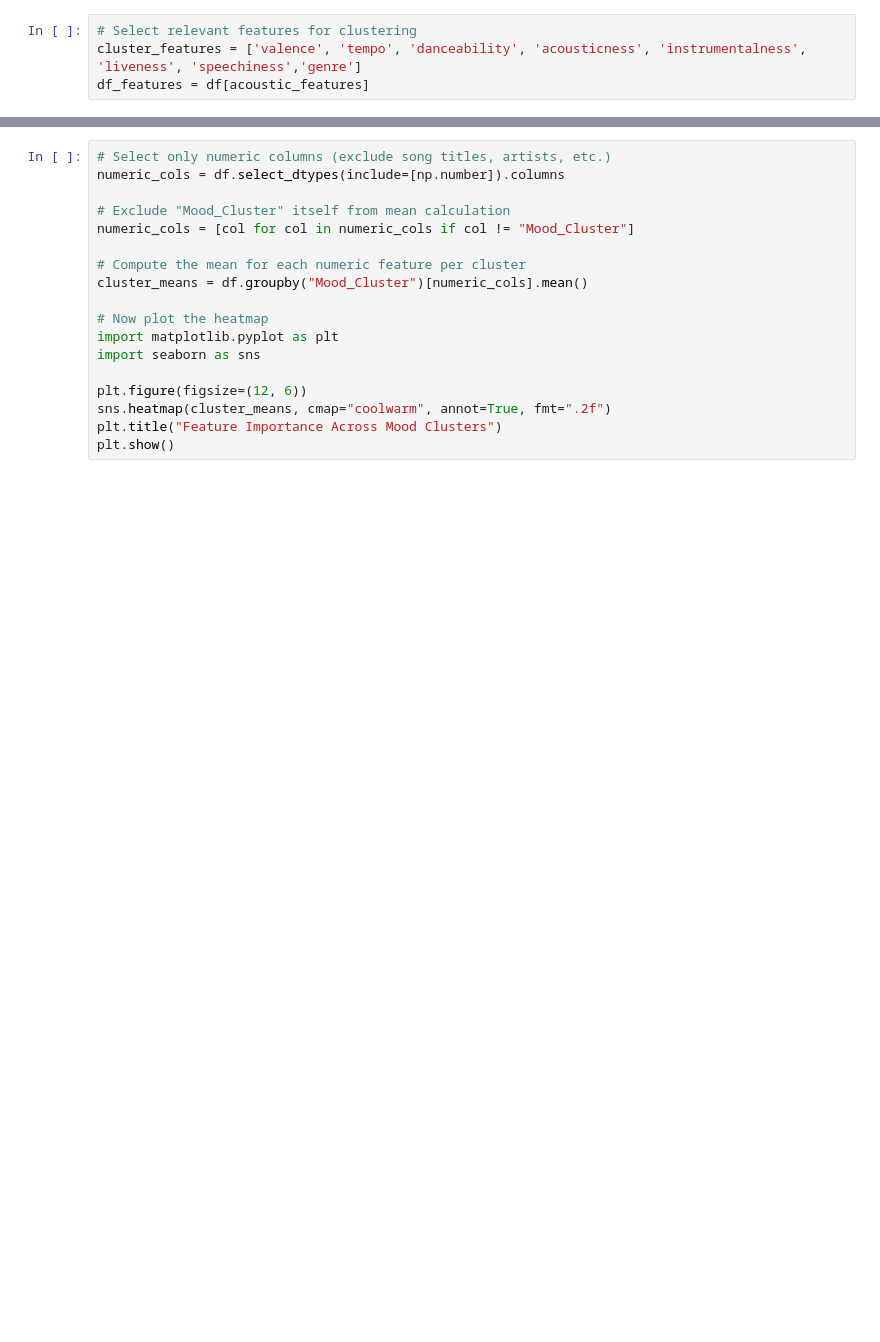
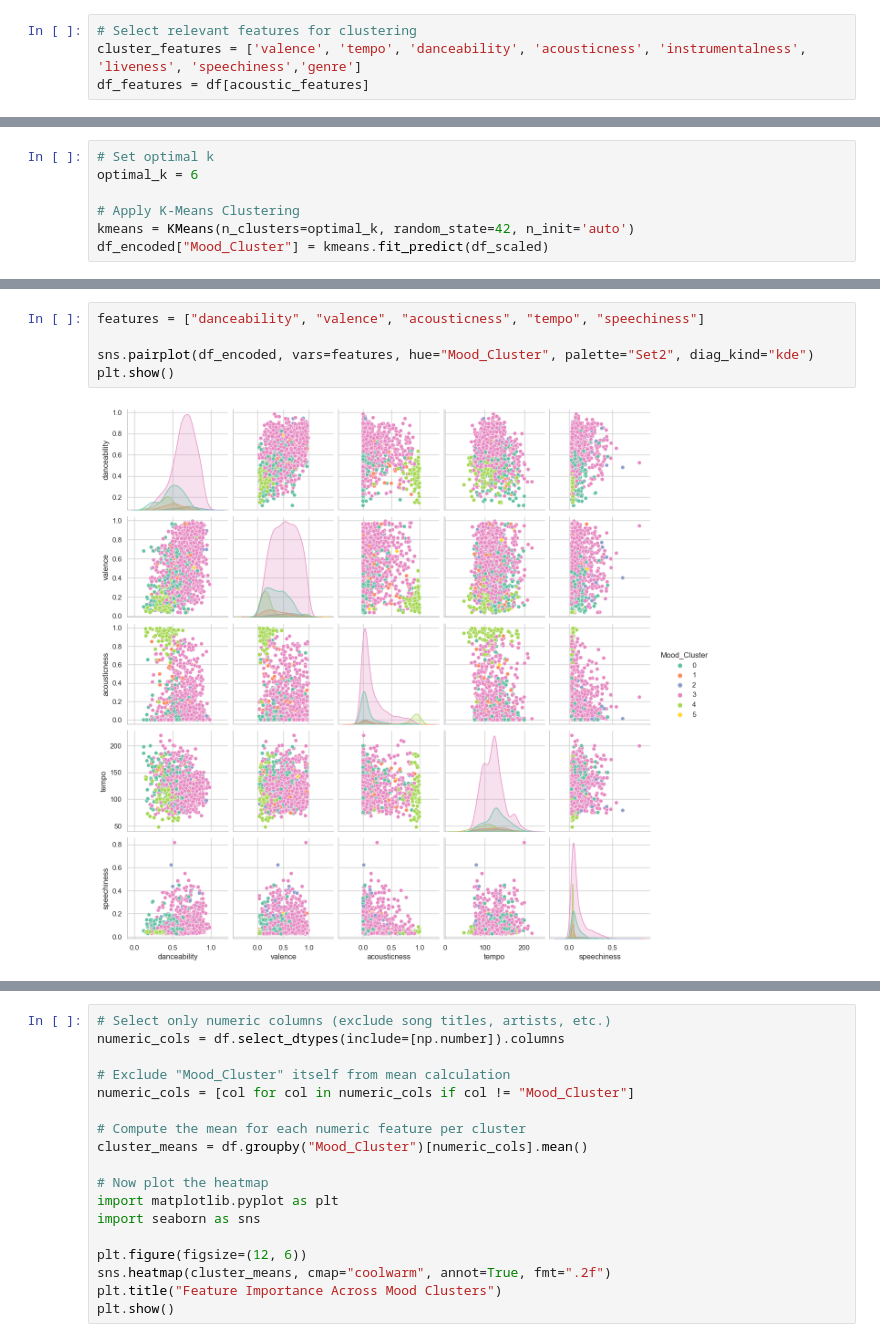
Before and after one commit to hannahdallas/captstone, a Jupyter notebook: notebook.ipynb, the cells around one changed output, grey strips where cells are left out. Drawn from its saved outputs; the diff is of its cells as text; blank space fills up the shorter version.

```diff
--- a/notebook.ipynb
+++ b/notebook.ipynb
@@ -502,0 +348,7 @@ plt.show()
+# %%
+# Set optimal k
+optimal_k = 6
+
+# Apply K-Means Clustering
+kmeans = KMeans(n_clusters=optimal_k, random_state=42, n_init='auto')
+df_encoded["Mood_Cluster"] = kmeans.fit_predict(df_scaled)
@@ -502,0 +361,7 @@ plt.show()
+# %%
+features = ["danceability", "valence", "acousticness", "tempo", "speechiness"]
+
+sns.pairplot(df_encoded, vars=features, hue="Mood_Cluster", palette="Set2", diag_kind="kde")
+plt.show()
+# %% [output]
+[figure, added]
```
Also changed, not shown: parts of 96 cells of this notebook.
